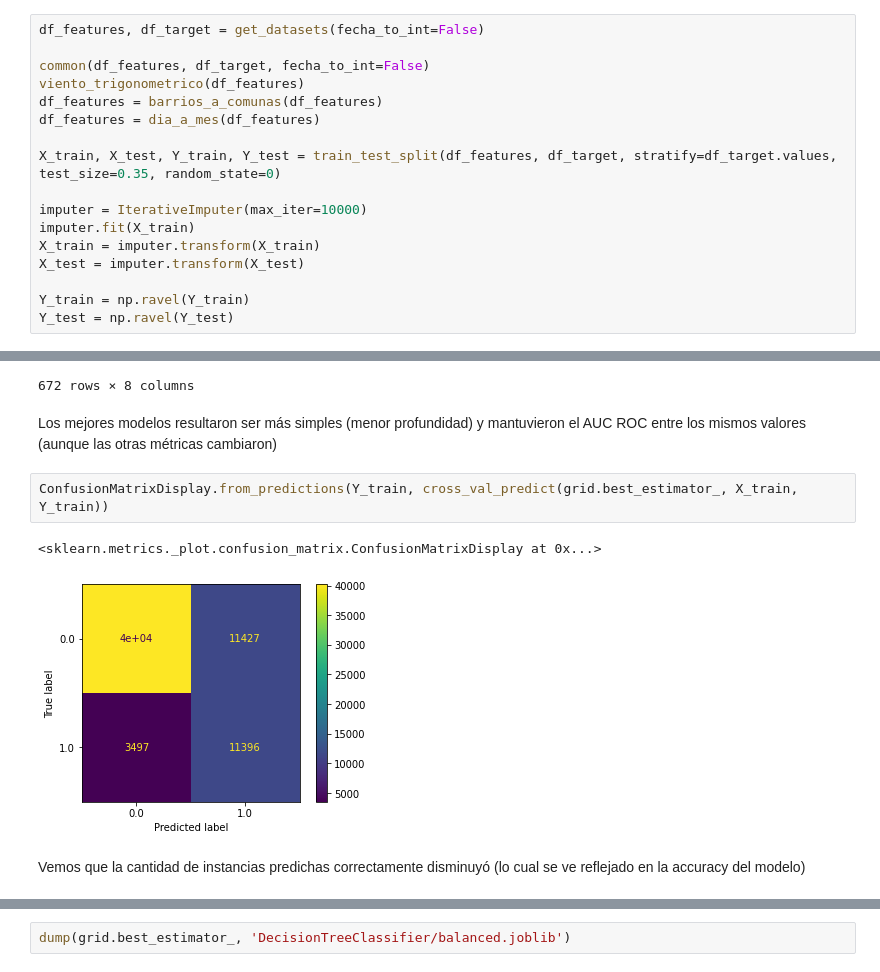
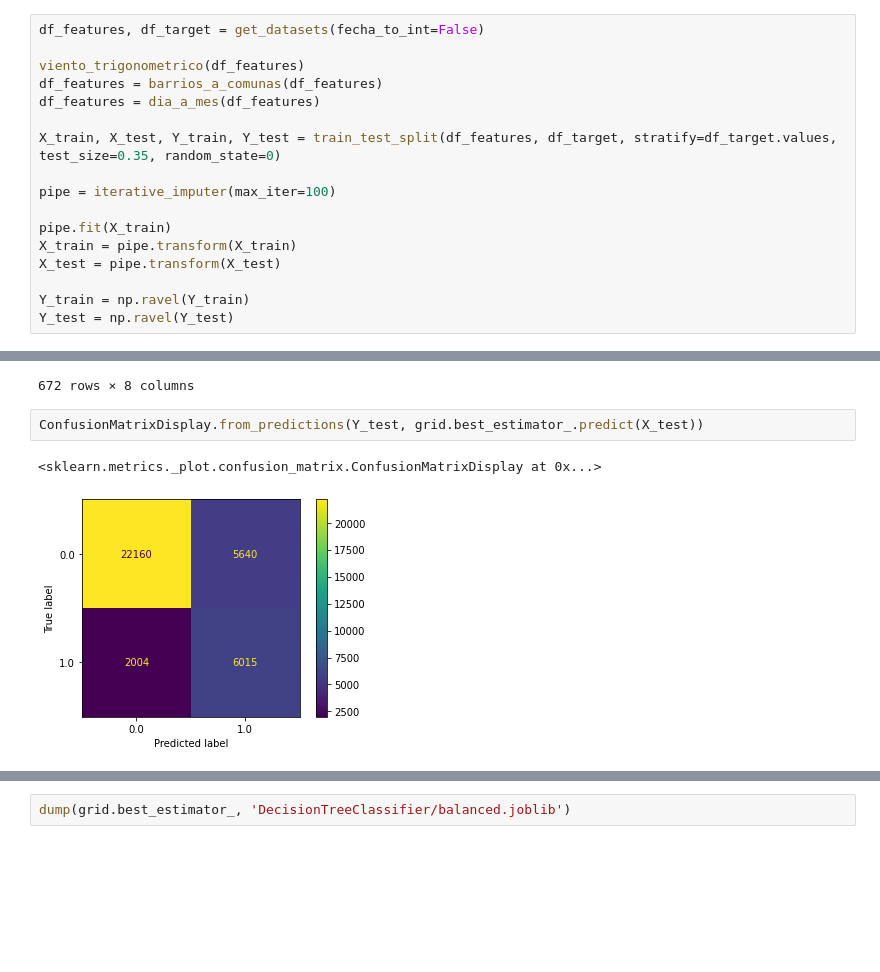
Before and after one commit to fdelu/orga-de-datos, a Jupyter notebook: parte_2/DecisionTreeClassifier.ipynb, the cells around one changed output, grey strips where cells are left out. Saved outputs shown, nothing was run; the diff lists cells and outputs as text; blank space fills up the shorter version.

```diff
--- a/parte_2/DecisionTreeClassifier.ipynb
+++ b/parte_2/DecisionTreeClassifier.ipynb
@@ -130,17 +110,17 @@ dump(grid.best_estimator_, 'DecisionTreeClassifier/preprocessing1.joblib')
 # %%
 df_features, df_target = get_datasets(fecha_to_int=False)
 
-common(df_features, df_target, fecha_to_int=False)
 viento_trigonometrico(df_features)
 df_features = barrios_a_comunas(df_features)
 df_features = dia_a_mes(df_features)
 
 X_train, X_test, Y_train, Y_test = train_test_split(df_features, df_target, stratify=df_target.values, test_size=0.35, random_state=0)
 
-imputer = IterativeImputer(max_iter=10000)
-imputer.fit(X_train)
-X_train = imputer.transform(X_train)
-X_test = imputer.transform(X_test)
+pipe = iterative_imputer(max_iter=100)
+
+pipe.fit(X_train)
+X_train = pipe.transform(X_train)
+X_test = pipe.transform(X_test)
 
 Y_train = np.ravel(Y_train)
 Y_test = np.ravel(Y_test)
@@ -285,12 +247,8 @@ grid_history_table(grid)
 | 670 | gini | 3 | 450 | 0.817297 | 0.758295 | ... |
 | 671 | gini | 3 | 100 | 0.817297 | 0.758295 | ... |
 672 rows × 8 columns
-# %% [markdown]
-Los mejores modelos resultaron ser más simples (menor profundidad) y mantuvieron el AUC ROC entre los mismos valores (aunque las otras métricas cambiaron)
 # %%
-ConfusionMatrixDisplay.from_predictions(Y_train, cross_val_predict(grid.best_estimator_, X_train, Y_train))
+ConfusionMatrixDisplay.from_predictions(Y_test, grid.best_estimator_.predict(X_test))
 # %% [output]
 <sklearn.metrics._plot.confusion_matrix.ConfusionMatrixDisplay at 0x...>
-[figure, old version]
+[figure, new version]
-# %% [markdown]
-Vemos que la cantidad de instancias predichas correctamente disminuyó (lo cual se ve reflejado en la accuracy del modelo)
```
Also changed, not shown: parts of 29 cells of this notebook, 12 other files.
